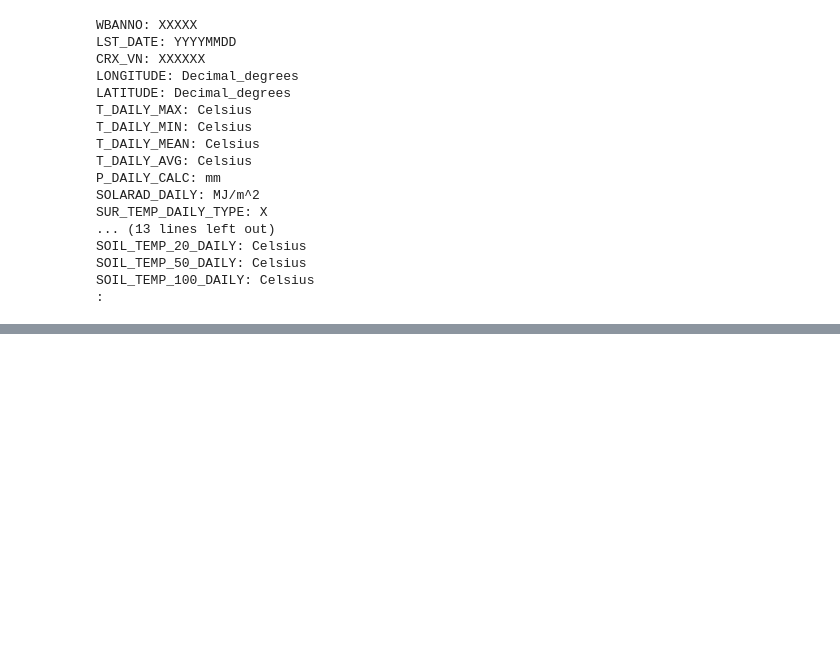
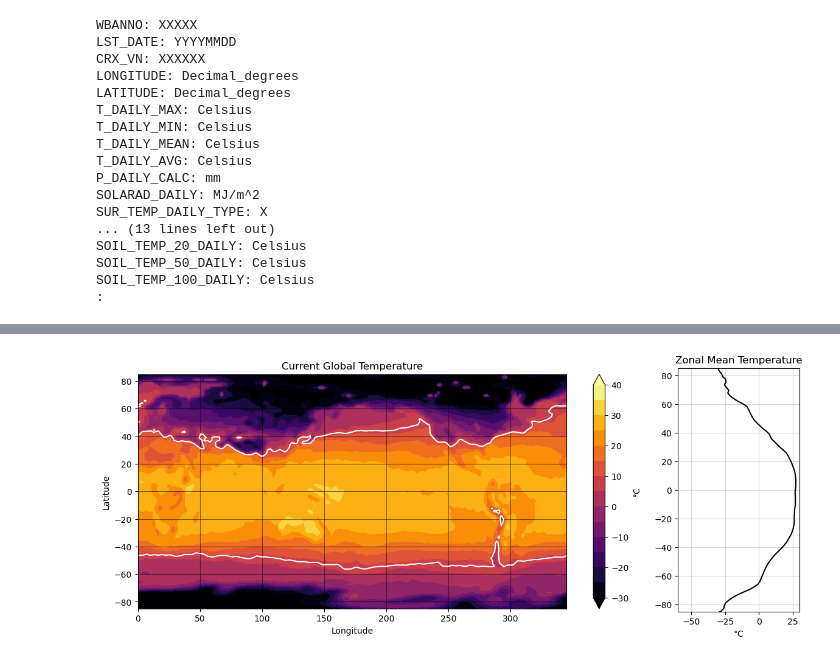
Before and after one commit to alyplasc/climatedatascience, a Jupyter notebook: HW6.ipynb, the cells around one changed output, grey strips where cells are left out. Drawn from its saved outputs; the diff is of its cells as text; code cells hidden in the pictures; blank space fills up the shorter version.

```diff
--- a/HW6.ipynb
+++ b/HW6.ipynb
@@ -111,0 +130,36 @@ ax2.margins(x=0, y=0)
+# %%
+import xarray as xr
+import numpy as np
+ds_url = 'http://iridl.ldeo.columbia.edu/SOURCES/.NOAA/.NCEP-NCAR/.CDAS-1/.MONTHLY/.Diagnostic/.surface/.temp/dods'
+ds = xr.open_dataset(ds_url, decode_times=False)
+
+
+temp = ds.temp[-1].values - 273.15
+lon = ds.X.values
+lat = ds.Y.values
+# %%
+fig, ax = plt.subplots(figsize=(25, 5), ncols=2)
+
+clevels=np.arange(-30, 41 ,5)
+cf0 = ax[0].contourf(lon, lat, temp, clevels, cmap='inferno', extend='both')
+ax[0].grid(color = 'black', alpha= 0.5)
+ax[0].set_title('Current Global Temperature')
+ax[0].set_xlabel('Longitude')
+ax[0].set_ylabel('Latitude')
+ax[0].set_ylim(-85, 85)
+ax[0].set_xlim(0, 345)
+ax[0].contour(lon, lat, temp,levels=[8], colors='white', linewidths=1.5,linestyles='solid' )
+
+labels = fig.colorbar(cf0, ax=ax[0], label='°C')
+
+zonal_mean = np.nanmean(temp, axis=1)
+ax[1].plot(zonal_mean[:-1],lat[:-1], color='black')
+ax[1].set_title('Zonal Mean Temperature')
+ax[1].set_xlabel('°C')
+
+ax[1].grid(alpha=0.5)
+ax[1].set_ylim(-85, 85)
+ax[1].set_xlim(-60, 30)
+ax[1].set_position([0.48, 0.1, 0.08, 0.8])
+# %% [output]
+[figure, added]
```
Also changed, not shown: parts of 3 cells of this notebook.
